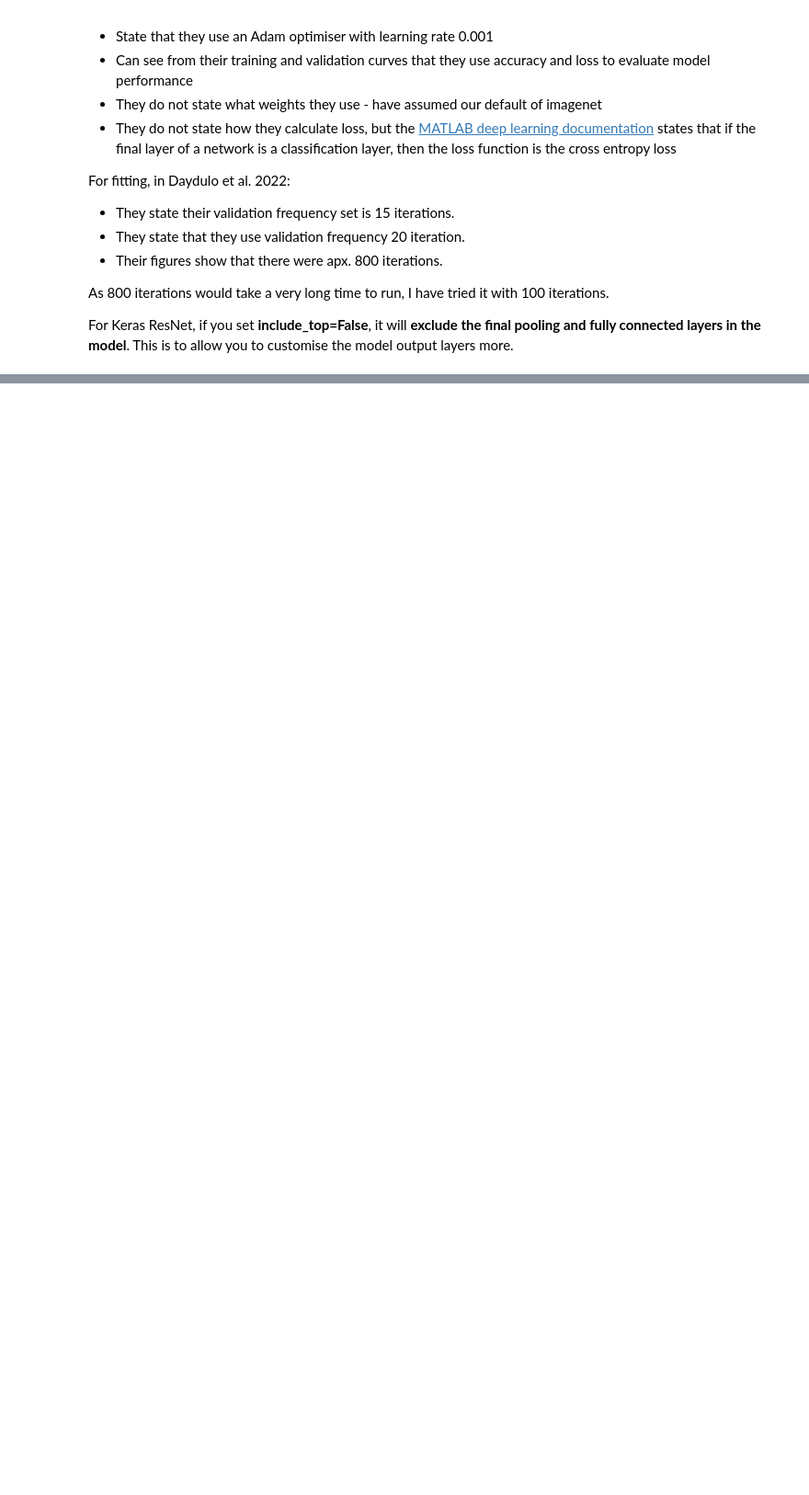
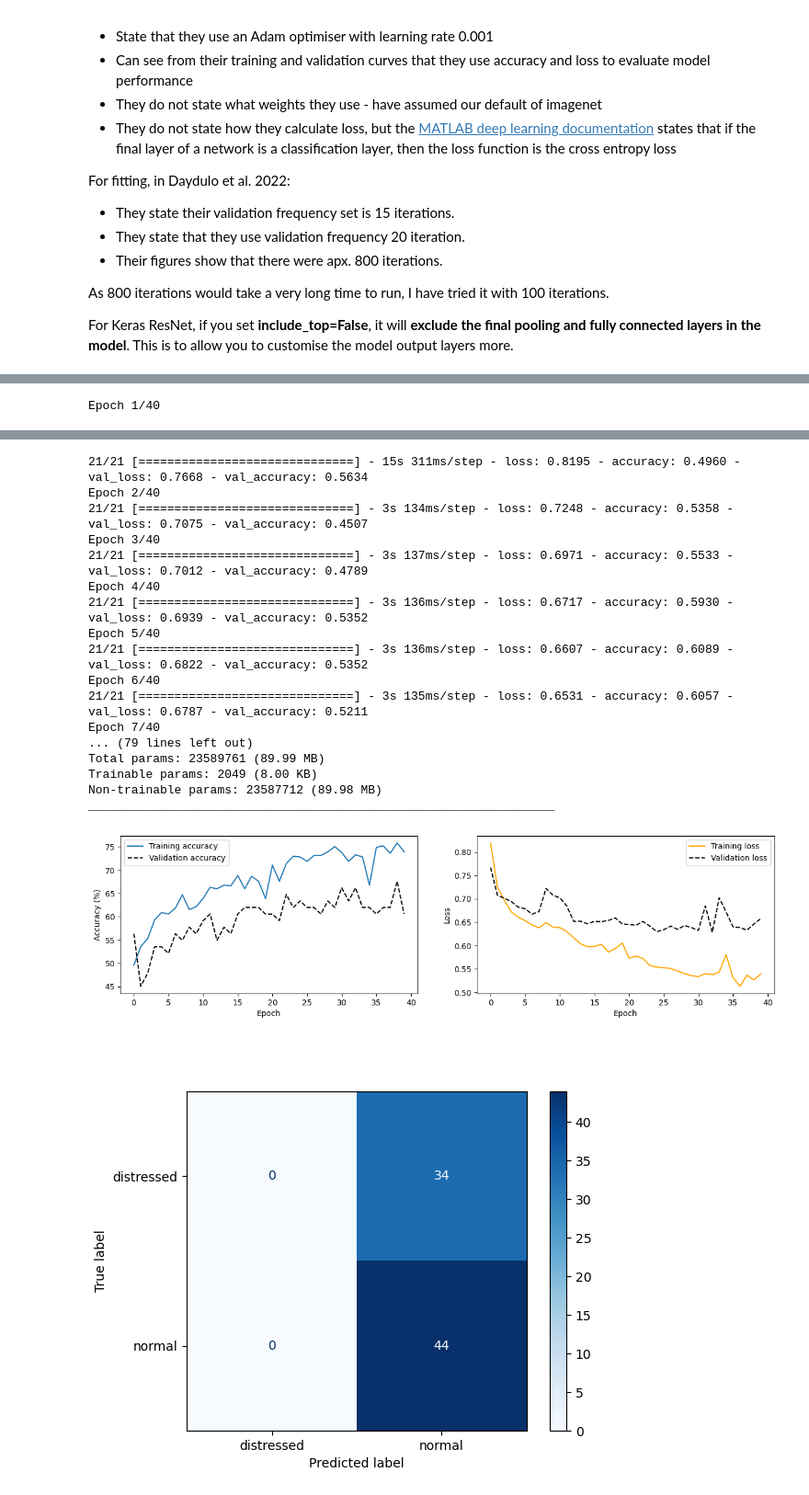
Before and after one commit to birth-outcomes/ctg_exploratory, a Jupyter notebook: 09_daydulo_resnet50.ipynb, the cells around one changed output, grey strips where cells are left out. Shown at 92% size. Cells and saved outputs as stored; diff of their text form; code cells hidden in the pictures; blank space fills up the shorter version.

Commit message:
Reworked so saves outputs from model - tested on rerun of simplest model

```diff
--- a/09_daydulo_resnet50.ipynb
+++ b/09_daydulo_resnet50.ipynb
@@ -325,0 +356,27 @@ These are the results from Daydulo et al. 2022 (for early stage, see top of left
+# %%
+# Define function for loading the three saved model outputs, given file prefix
+def load_results(file):
+    '''
+    Print model summary, display training and validation curves, and display
+    confusion matrix
+
+    Parameters
+    ----------
+    file: str
+        Prefix of the files containing these outputs, as used in resnet()
+    '''
+    # Print model summary
+    with open(f'outputs/daydulo_cnn/{file}_modelsummary.txt', 'r') as f:
+        content = f.readlines()
+        for element in content:
+            # Strip blank lines
+            element = element.strip('\n')
+            print(element)
+
+    # Display training and validation curves
+    im = Image.open(f'outputs/daydulo_cnn/{file}_trainvalcurves.png')
+    display(im)
+
+    # Display confusion matrix
+    im = Image.open(f'outputs/daydulo_cnn/{file}_confusion.png')
+    display(im)
@@ -325,0 +387,10 @@ These are the results from Daydulo et al. 2022 (for early stage, see top of left
+# %%
+file = 'resnet_40epochs'
+
+# Run model
+resnet(file=file, epochs=40)
+
+# Show model results
+load_results(file=file)
+# %% [output]
+Epoch 1/40
@@ -325,0 +402,19 @@ These are the results from Daydulo et al. 2022 (for early stage, see top of left
+21/21 [==============================] - 15s 311ms/step - loss: 0.8195 - accuracy: 0.4960 - val_loss: 0.7668 - val_accuracy: 0.5634
+Epoch 2/40
+21/21 [==============================] - 3s 134ms/step - loss: 0.7248 - accuracy: 0.5358 - val_loss: 0.7075 - val_accuracy: 0.4507
+Epoch 3/40
+21/21 [==============================] - 3s 137ms/step - loss: 0.6971 - accuracy: 0.5533 - val_loss: 0.7012 - val_accuracy: 0.4789
+Epoch 4/40
+21/21 [==============================] - 3s 136ms/step - loss: 0.6717 - accuracy: 0.5930 - val_loss: 0.6939 - val_accuracy: 0.5352
+Epoch 5/40
+21/21 [==============================] - 3s 136ms/step - loss: 0.6607 - accuracy: 0.6089 - val_loss: 0.6822 - val_accuracy: 0.5352
+Epoch 6/40
+21/21 [==============================] - 3s 135ms/step - loss: 0.6531 - accuracy: 0.6057 - val_loss: 0.6787 - val_accuracy: 0.5211
+Epoch 7/40
+... (79 lines left out)
+Total params: 23589761 (89.99 MB)
+Trainable params: 2049 (8.00 KB)
+Non-trainable params: 23587712 (89.98 MB)
+_________________________________________________________________
+[figure, added]
+[figure, added]
```
Also changed, not shown: parts of 12 cells of this notebook, 3 other files.
